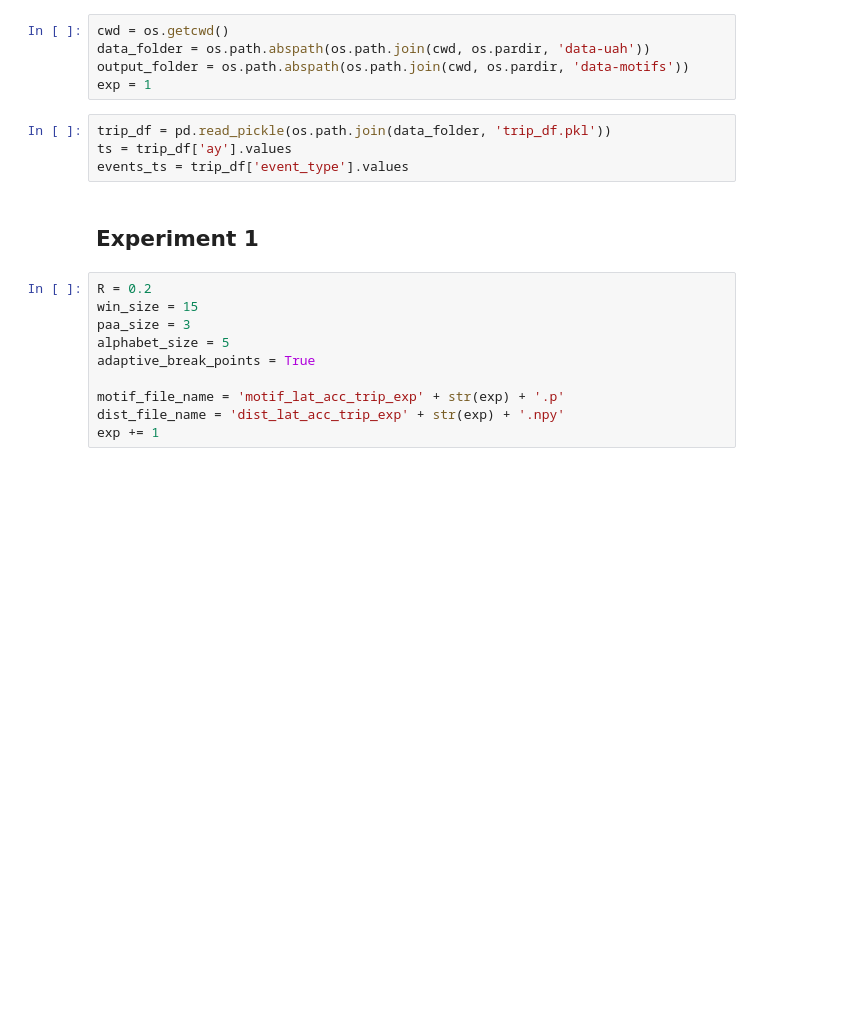
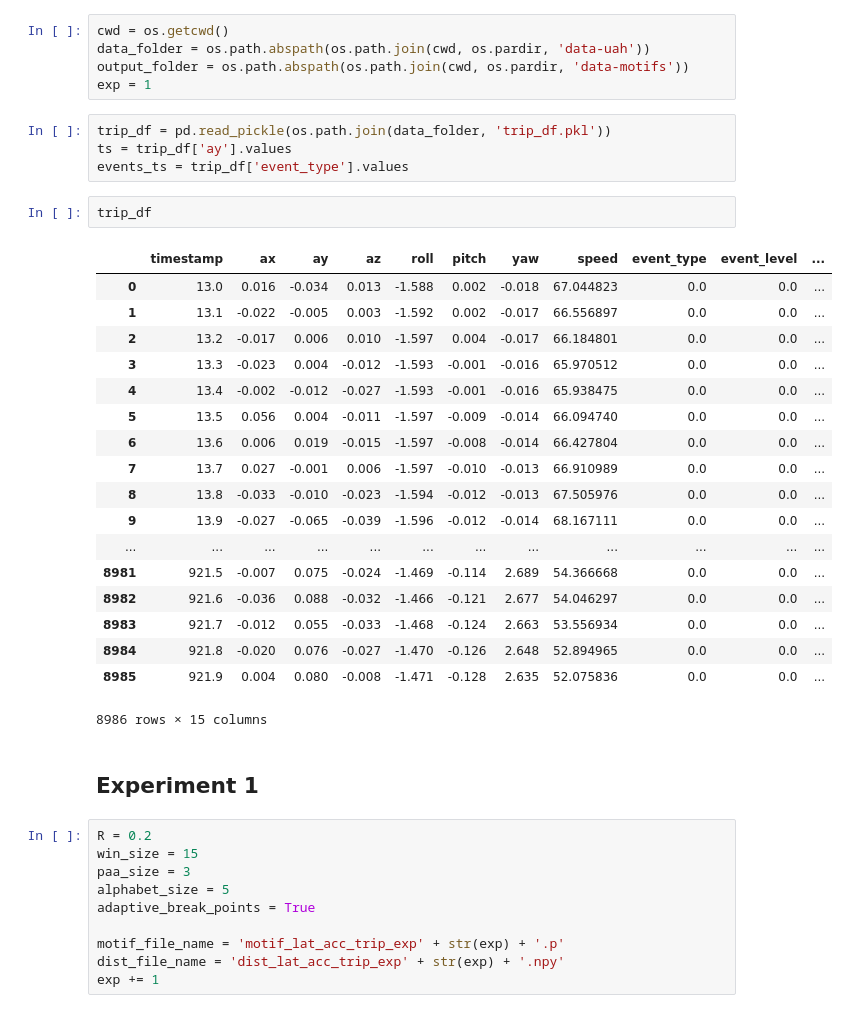
Before and after one commit to misilva73/manueverMotifs, a Jupyter notebook: notebooks/exp_lat_acc_motifs.ipynb, the cells around one changed output. Saved outputs shown, nothing was run; the diff lists cells and outputs as text; blank space fills up the shorter version.

```diff
--- a/notebooks/exp_lat_acc_motifs.ipynb
+++ b/notebooks/exp_lat_acc_motifs.ipynb
@@ -30,6 +30,27 @@ exp = 1
 trip_df = pd.read_pickle(os.path.join(data_folder, 'trip_df.pkl'))
 ts = trip_df['ay'].values
 events_ts = trip_df['event_type'].values
+# %%
+trip_df
+# %% [output]
+|  | timestamp | ax | ay | az | roll | pitch | yaw | speed | event_type | event_level | ... |
+| 0 | 13.0 | 0.016 | -0.034 | 0.013 | -1.588 | 0.002 | -0.018 | 67.044823 | 0.0 | 0.0 | ... |
+| 1 | 13.1 | -0.022 | -0.005 | 0.003 | -1.592 | 0.002 | -0.017 | 66.556897 | 0.0 | 0.0 | ... |
+| 2 | 13.2 | -0.017 | 0.006 | 0.010 | -1.597 | 0.004 | -0.017 | 66.184801 | 0.0 | 0.0 | ... |
+| 3 | 13.3 | -0.023 | 0.004 | -0.012 | -1.593 | -0.001 | -0.016 | 65.970512 | 0.0 | 0.0 | ... |
+| 4 | 13.4 | -0.002 | -0.012 | -0.027 | -1.593 | -0.001 | -0.016 | 65.938475 | 0.0 | 0.0 | ... |
+| 5 | 13.5 | 0.056 | 0.004 | -0.011 | -1.597 | -0.009 | -0.014 | 66.094740 | 0.0 | 0.0 | ... |
+| 6 | 13.6 | 0.006 | 0.019 | -0.015 | -1.597 | -0.008 | -0.014 | 66.427804 | 0.0 | 0.0 | ... |
+| 7 | 13.7 | 0.027 | -0.001 | 0.006 | -1.597 | -0.010 | -0.013 | 66.910989 | 0.0 | 0.0 | ... |
+| 8 | 13.8 | -0.033 | -0.010 | -0.023 | -1.594 | -0.012 | -0.013 | 67.505976 | 0.0 | 0.0 | ... |
+| 9 | 13.9 | -0.027 | -0.065 | -0.039 | -1.596 | -0.012 | -0.014 | 68.167111 | 0.0 | 0.0 | ... |
+| ... | ... | ... | ... | ... | ... | ... | ... | ... | ... | ... | ... |
+| 8981 | 921.5 | -0.007 | 0.075 | -0.024 | -1.469 | -0.114 | 2.689 | 54.366668 | 0.0 | 0.0 | ... |
+| 8982 | 921.6 | -0.036 | 0.088 | -0.032 | -1.466 | -0.121 | 2.677 | 54.046297 | 0.0 | 0.0 | ... |
+| 8983 | 921.7 | -0.012 | 0.055 | -0.033 | -1.468 | -0.124 | 2.663 | 53.556934 | 0.0 | 0.0 | ... |
+| 8984 | 921.8 | -0.020 | 0.076 | -0.027 | -1.470 | -0.126 | 2.648 | 52.894965 | 0.0 | 0.0 | ... |
+| 8985 | 921.9 | 0.004 | 0.080 | -0.008 | -1.471 | -0.128 | 2.635 | 52.075836 | 0.0 | 0.0 | ... |
+8986 rows × 15 columns
 # %% [markdown]
 ## Experiment 1
 # %%
```
